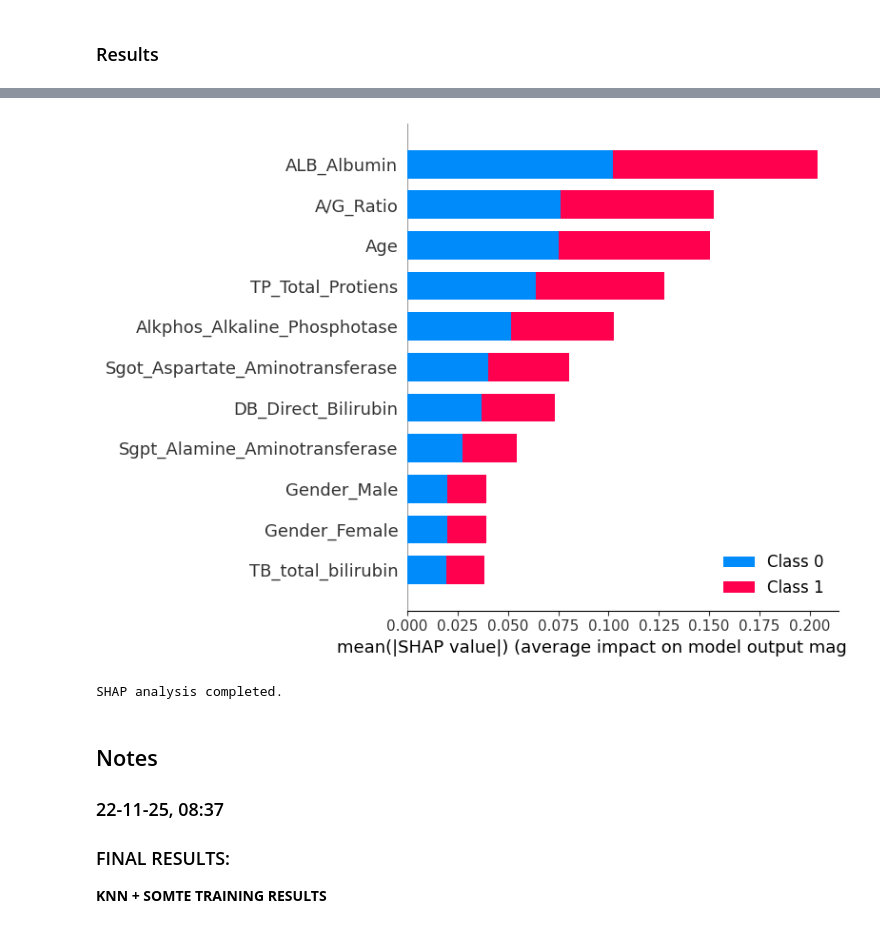
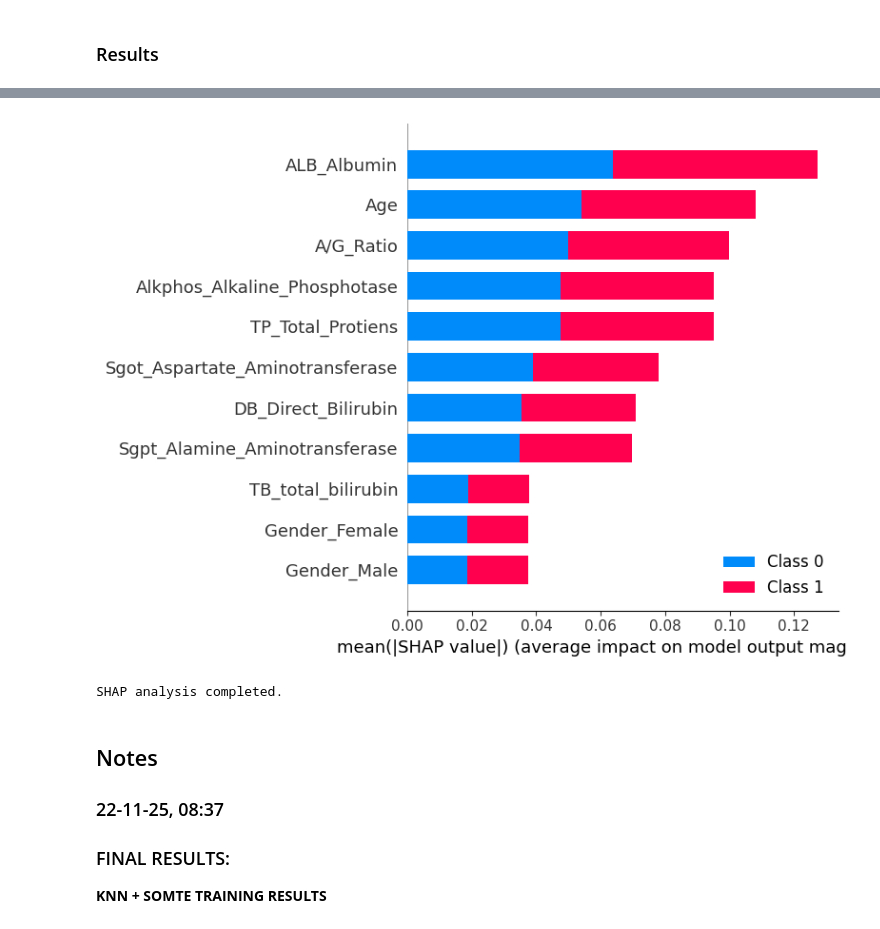
Before and after one commit to EmmanuelNiyi/Replication-of-Liver-Disease-Classification, a Jupyter notebook: 8-knn-extended-rildc.ipynb, the cells around one changed output, grey strips where cells are left out. Drawn from its saved outputs; the diff is of its cells as text; code cells hidden in the pictures.

```diff
--- a/8-knn-extended-rildc.ipynb
+++ b/8-knn-extended-rildc.ipynb
@@ -414,0 +415,24 @@ shap.summary_plot(shap_values, X_test)
+# %%
+# Simple SHAP for one KNN model
+def simple_shap_knn(model, X_train, X_test, case_name="KNN Model"):
+    """
+    Simple SHAP explanation for KNN
+    """
+    import shap
+
+    # Create explainer
+    explainer = shap.KernelExplainer(model.predict, X_train[:50])  # Small background
+
+    # Compute SHAP values
+    shap_values = explainer.shap_values(X_test[:100])
+
+    # Plot
+    shap.summary_plot(shap_values, X_test[:100], show=False)
+    plt.title(f"SHAP Summary - {case_name}")
+    plt.show()
+
+    return explainer, shap_values
+
+# Usage example
+ilp_model.fit(X_smote, y_smote)
+explainer, shap_vals = simple_shap_knn(ilp_model, X_smote, X_test_scaled, "SMOTE Augmented")
@@ -415,18 +441,18 @@ shap.summary_plot(shap_values, X_test)
 # %%
 import shap
 
-# Using a small background sample (first 50 rows) for efficiency
-explainer = shap.KernelExplainer(ilp_model.predict_proba, X_smote[:50])
+# Using a small background sample (first 50 rows)
+explainer = shap.KernelExplainer(ilp_model.predict_proba, X_triple[:50])
 
 # Compute SHAP values for the same small subset
-shap_values = explainer.shap_values(X_smote[:50])
+shap_values = explainer.shap_values(X_triple[:50])
 
 # Display a global summary plot of feature importance and impact
-shap.summary_plot(shap_values, X_smote[:50])
+shap.summary_plot(shap_values, X_triple[:50])
 
 print("SHAP analysis completed.")
 # %% [output]
-[figure, old version]
+[figure, new version]
 SHAP analysis completed.
 # %% [markdown]
 ## Notes
```
Also changed, not shown: parts of 13 cells of this notebook.
